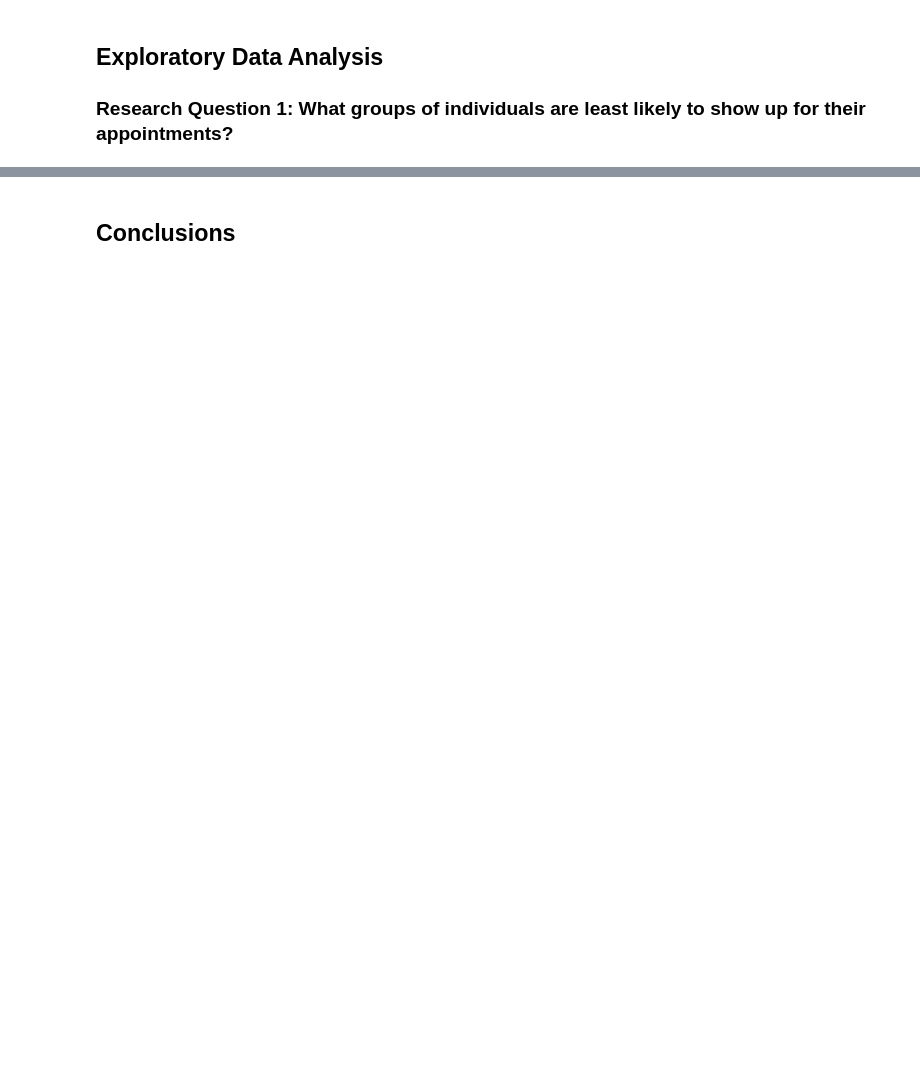
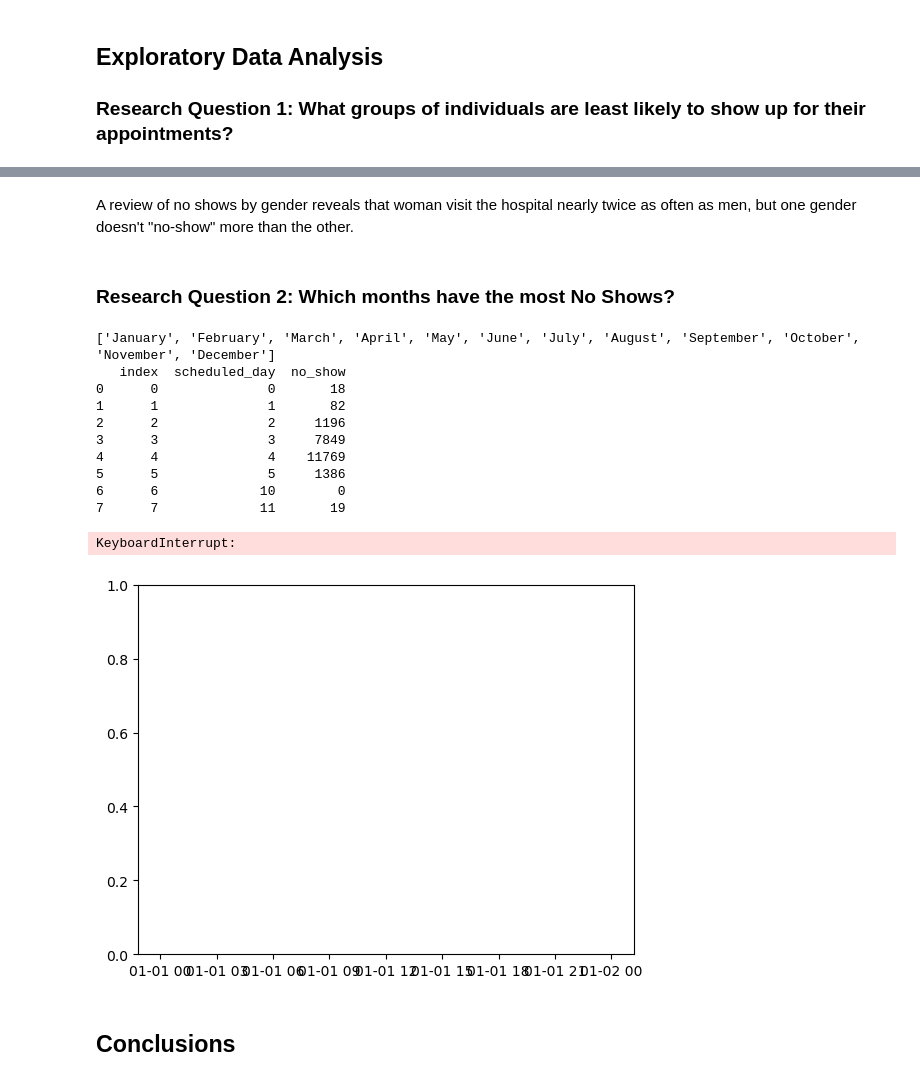
Before and after one commit to tristenwallace/medical-appointment-no-shows, a Jupyter notebook: no_show_appointments_analysis.ipynb, the cells around one changed output, grey strips where cells are left out. Drawn from its saved outputs; the diff is of its cells as text; code cells hidden in the pictures; blank space fills up the shorter version.

```diff
--- a/no_show_appointments_analysis.ipynb
+++ b/no_show_appointments_analysis.ipynb
@@ -100,3 +120,31 @@ AttributeError: 'DataFrame' object has no attribute 'neighborhood'
+# %% [markdown]
+A review of no shows by gender reveals that woman visit the hospital nearly twice as often as men, but one gender doesn't "no-show" more than the other.
+# %% [markdown]
+### Research Question 2: Which months have the most No Shows?
+# %%
+from calendar import month_name as mn
+
+# month list
+months = mn[1:]
+print(months)
+df_m = df.groupby(df.scheduled_day.dt.month)['no_show'].sum()
+df_m = month_count.reset_index()
+df_m.scheduled_day = df_m.scheduled_day - 1
+print(df_m)
+sns.lineplot(data=df,x='scheduled_day',y='no_show')
+# %% [output]
+['January', 'February', 'March', 'April', 'May', 'June', 'July', 'August', 'September', 'October', 'November', 'December']
+   index  scheduled_day  no_show
+0      0              0       18
+1      1              1       82
+2      2              2     1196
+3      3              3     7849
+4      4              4    11769
+5      5              5     1386
+6      6             10        0
+7      7             11       19
+KeyboardInterrupt:
+[figure, added]
 # %% [markdown]
 <a id='conclusions'></a>
 ## Conclusions
```
Also changed, not shown: parts of 7 cells of this notebook.
